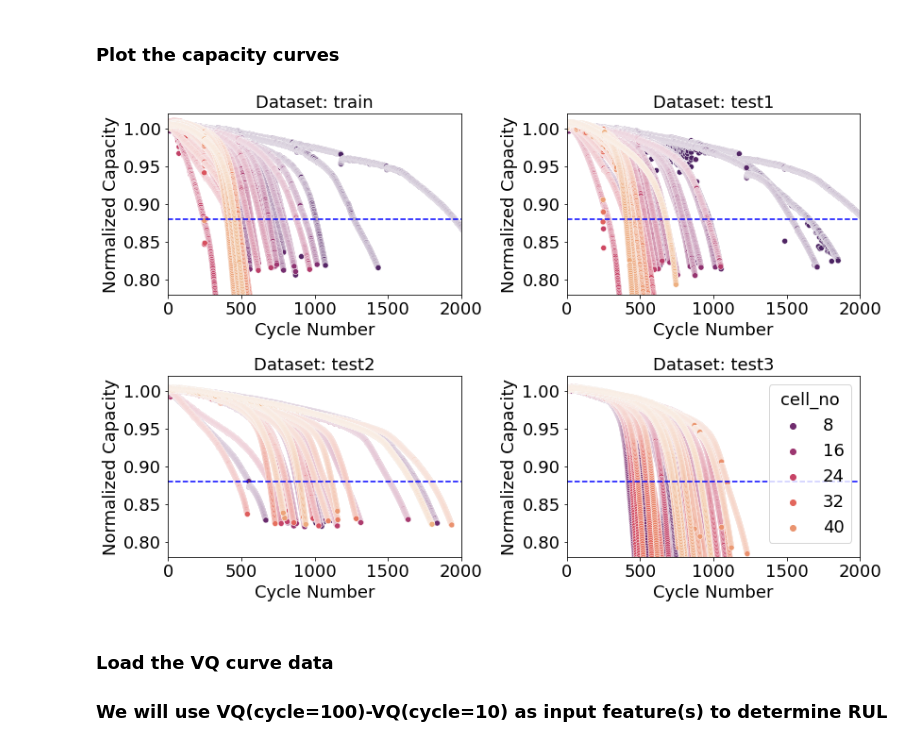
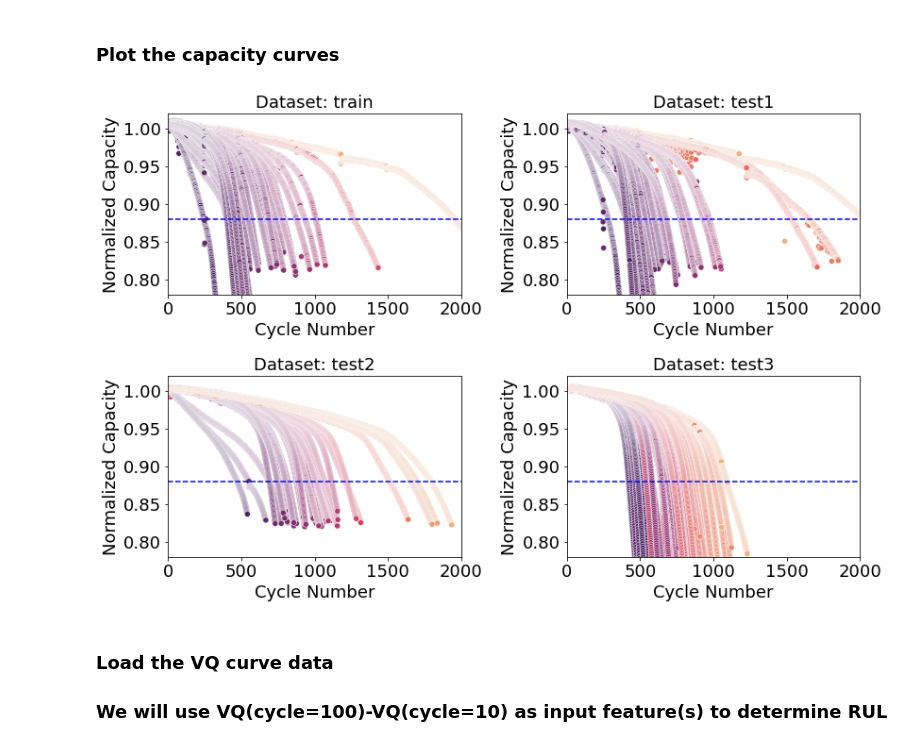
Before and after one commit to VNemani14/UQ_ML_Tutorial, a Jupyter notebook: Case_study_2/UQ_models_train_evaluate_Final-Resnet.ipynb, the cells around one changed output. Drawn from its saved outputs; the diff is of its cells as text; code cells hidden in the pictures.

```diff
--- a/Case_study_2/UQ_models_train_evaluate_Final-Resnet.ipynb
+++ b/Case_study_2/UQ_models_train_evaluate_Final-Resnet.ipynb
@@ -62,31 +62,32 @@ for myset in range(len(dataset)):
         cell_Q['cell_no'] = cell+1 # cell number
         cell_Q['norm_Q'] = cell_Q['capacity']/cell_Q['initial_capacity'].iloc[0] # cell number
         cell_Q['dataset'] = dataset[myset]
+        cell_Q['max_cycles'] = cell_Q.shape[0]
         all_Q_curves = pd.concat([all_Q_curves, cell_Q], axis=0)
 # %% [markdown]
 ### Plot the capacity curves
 # %%
 fig, ax = plt.subplots(2,2,figsize=(12, 8))
 for myset, myax in zip(range(len(dataset)),ax.flatten()):
     if dataset[myset] == 'test3':
-        legend_bool = True
+        legend_bool = False
     else:
         legend_bool = False
     sns.scatterplot(
         data=all_Q_curves.loc[all_Q_curves['dataset']==dataset[myset]], legend = legend_bool, ax = myax,
-        x="cycle_no", y="norm_Q", hue="cell_no", palette="flare_r"
+        x="cycle_no", y="norm_Q", hue="max_cycles", palette="flare_r"
     )
     myax.axhline(0.88, linestyle='dashed', color = 'blue', label = 'cutoff')
     myax.set_title("Dataset: "+ dataset[myset], fontsize = 18)
     myax.set_xlabel("Cycle Number")
     myax.set_ylabel("Normalized Capacity")
     myax.set_xlim([0,2000])
     myax.set_ylim([0.78,1.02])
 
 plt.tight_layout()
 fig.savefig("figs/capacity_curves.jpg")
 # %% [output]
-[figure, old version]
+[figure, new version]
 # %% [markdown]
 ### Load the VQ curve data
 
```
Also changed, not shown: parts of 26 cells of this notebook, 5 other files.
